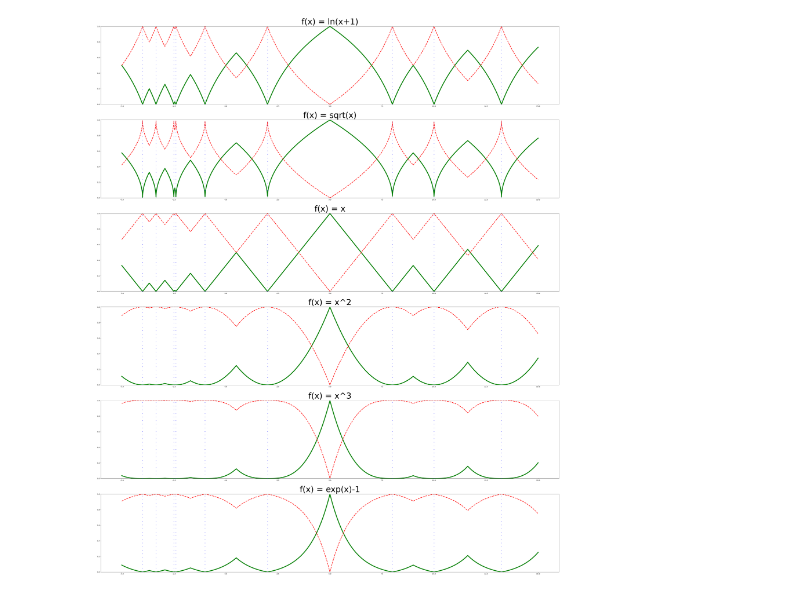
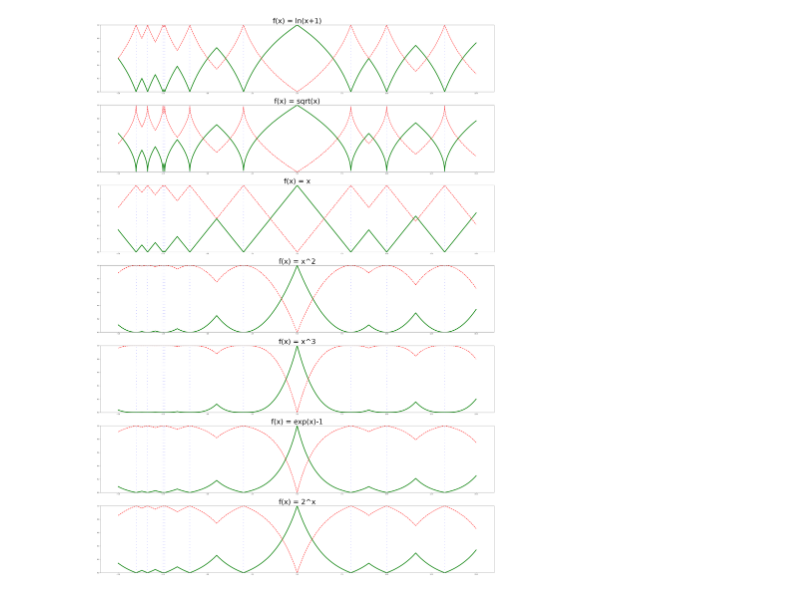
Before and after one commit to AlyLanier/neo4j2graph, a Jupyter notebook: arcane2graph/neo4j_UserDefined_Functions/test_show.ipynb, the cells around one changed output. Drawn from its saved outputs; the diff is of its cells as text; code cells hidden in the pictures.

Commit message:
fix typos and generalized some plot functions

```diff
--- a/arcane2graph/neo4j_UserDefined_Functions/test_show.ipynb
+++ b/arcane2graph/neo4j_UserDefined_Functions/test_show.ipynb
@@ -55,24 +55,26 @@ def plot_draw(ax, x, f, values_taken, normalize_output = True, draw_value_curves
 # %%
 width = 50
 height = 10
 my_range = (-5, 15)
 values_taken = [-4, -3.356, -2.5, -2.4, -1, 2, 8, 10, 13.24]
 x = np.linspace(*my_range, 5000)
-distance_functions = [lambda x : np.log(x+1), np.sqrt, lambda x: x, lambda x: x**2, lambda x: x**3, np.expm1]
-functions_expression = ["ln(x+1)", "sqrt(x)", "x", "x^2", "x^3", "exp(x)-1"]
+power = lambda e: lambda x: x**e
+exp = lambda b: lambda x: b**x
+distance_functions = [lambda x : np.log(x+1), np.sqrt, power(1), power(2), power(3), np.expm1, exp(2)]
+functions_expression = ["ln(x+1)", "sqrt(x)", "x", "x^2", "x^3", "exp(x)-1", "2^x"]
 
 subplots = len(distance_functions)
 
 fig, axs = plt.subplots(subplots, 1, figsize=(width, subplots*height))
 y_for_scatter = np.zeros(len(values_taken))
 
 for ax, f, string in zip(axs, distance_functions, functions_expression):
     plot_draw(ax, x, f, values_taken, normalize_output=True, draw_value_curves=True)
     ax.set_title(label=f"f(x) = {string}", fontdict={'fontsize':50})
 
 fig.show()
 # %% [output]
-[figure, old version]
+[figure, new version]
 # %%
 from functools import reduce
 
```
Also changed, not shown: 2 other files.
